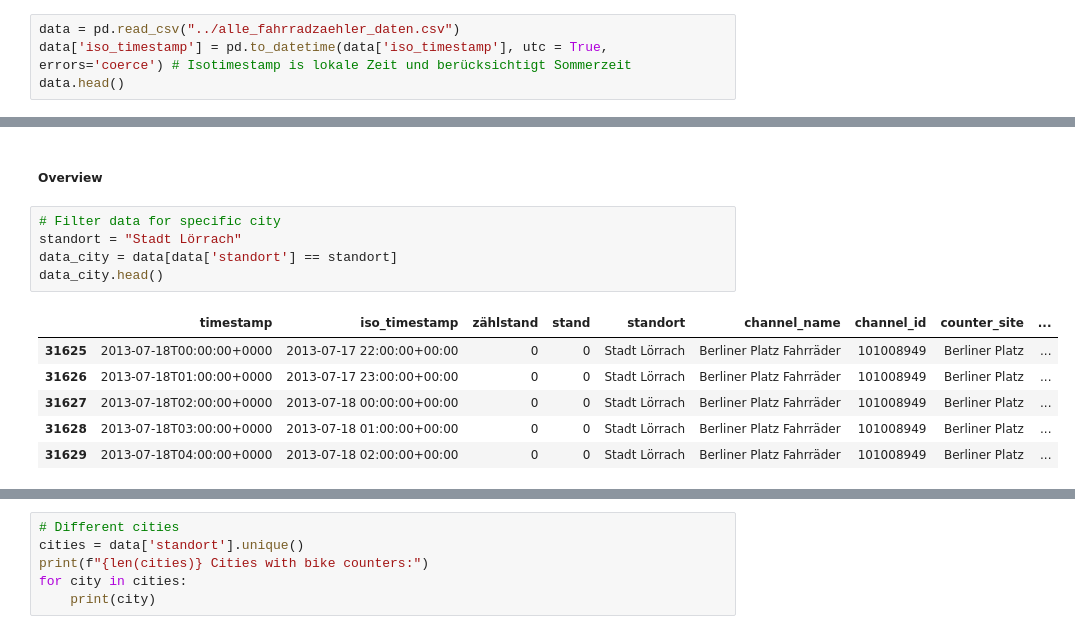
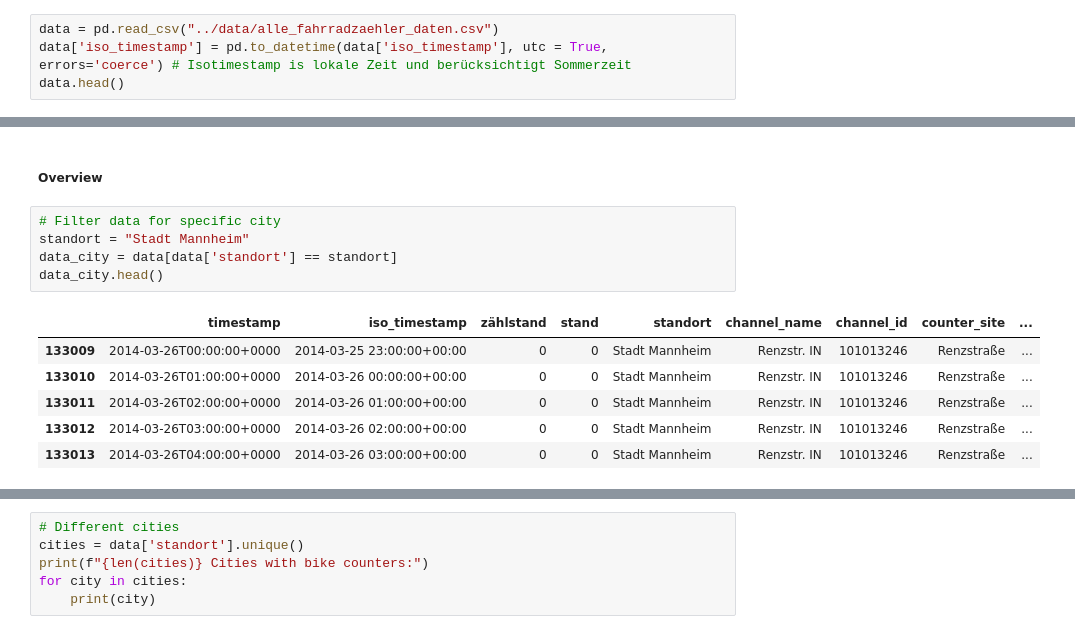
Before and after one commit to skessler01/data_literacy, a Jupyter notebook: notebooks/cycling_promotion.ipynb, the cells around one changed output, grey strips where cells are left out. Cells and saved outputs as stored; diff of their text form.

```diff
--- a/notebooks/cycling_promotion.ipynb
+++ b/notebooks/cycling_promotion.ipynb
@@ -18,7 +18,7 @@ from utils.filter import get_daily_counter_site_count, get_normalized_daily_city
 # %% [markdown]
 ##### Load Data
 # %%
-data = pd.read_csv("../alle_fahrradzaehler_daten.csv")
+data = pd.read_csv("../data/alle_fahrradzaehler_daten.csv")
 data['iso_timestamp'] = pd.to_datetime(data['iso_timestamp'], utc = True, errors='coerce') # Isotimestamp is lokale Zeit und berücksichtigt Sommerzeit
 data.head()
 # %% [output]
@@ -32,15 +32,15 @@ data.head()
 ##### Overview
 # %%
 # Filter data for specific city
-standort = "Stadt Lörrach"
+standort = "Stadt Mannheim"
 data_city = data[data['standort'] == standort]
 data_city.head()
 # %% [output]
 |  | timestamp | iso_timestamp | zählstand | stand | standort | channel_name | channel_id | counter_site | ... |
-| 31625 | 2013-07-18T00:00:00+0000 | 2013-07-17 22:00:00+00:00 | 0 | 0 | Stadt Lörrach | Berliner Platz Fahrräder | 101008949 | Berliner Platz | ... |
-| 31626 | 2013-07-18T01:00:00+0000 | 2013-07-17 23:00:00+00:00 | 0 | 0 | Stadt Lörrach | Berliner Platz Fahrräder | 101008949 | Berliner Platz | ... |
-| 31627 | 2013-07-18T02:00:00+0000 | 2013-07-18 00:00:00+00:00 | 0 | 0 | Stadt Lörrach | Berliner Platz Fahrräder | 101008949 | Berliner Platz | ... |
-| 31628 | 2013-07-18T03:00:00+0000 | 2013-07-18 01:00:00+00:00 | 0 | 0 | Stadt Lörrach | Berliner Platz Fahrräder | 101008949 | Berliner Platz | ... |
-| 31629 | 2013-07-18T04:00:00+0000 | 2013-07-18 02:00:00+00:00 | 0 | 0 | Stadt Lörrach | Berliner Platz Fahrräder | 101008949 | Berliner Platz | ... |
+| 133009 | 2014-03-26T00:00:00+0000 | 2014-03-25 23:00:00+00:00 | 0 | 0 | Stadt Mannheim | Renzstr. IN | 101013246 | Renzstraße | ... |
+| 133010 | 2014-03-26T01:00:00+0000 | 2014-03-26 00:00:00+00:00 | 0 | 0 | Stadt Mannheim | Renzstr. IN | 101013246 | Renzstraße | ... |
+| 133011 | 2014-03-26T02:00:00+0000 | 2014-03-26 01:00:00+00:00 | 0 | 0 | Stadt Mannheim | Renzstr. IN | 101013246 | Renzstraße | ... |
+| 133012 | 2014-03-26T03:00:00+0000 | 2014-03-26 02:00:00+00:00 | 0 | 0 | Stadt Mannheim | Renzstr. IN | 101013246 | Renzstraße | ... |
+| 133013 | 2014-03-26T04:00:00+0000 | 2014-03-26 03:00:00+00:00 | 0 | 0 | Stadt Mannheim | Renzstr. IN | 101013246 | Renzstraße | ... |
 # %%
 # Counter
```
Also changed, not shown: parts of 4 cells of this notebook.
